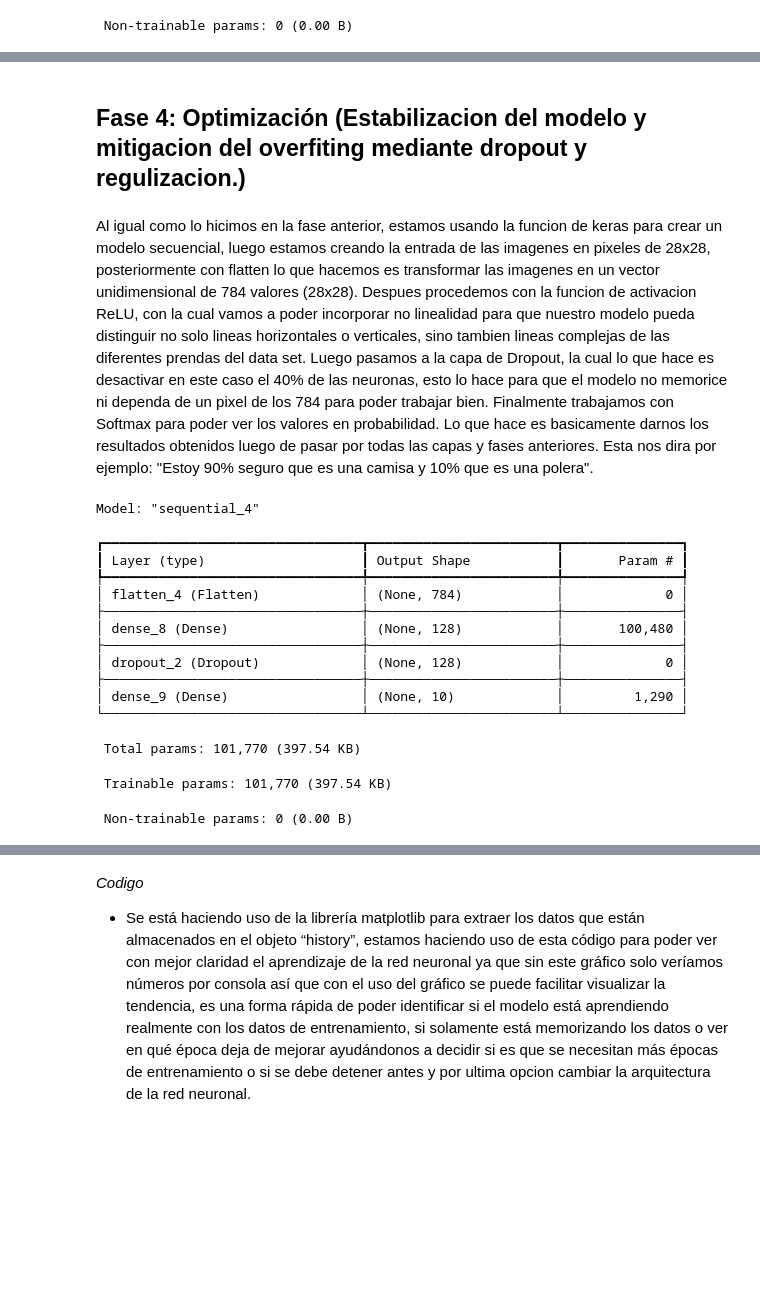
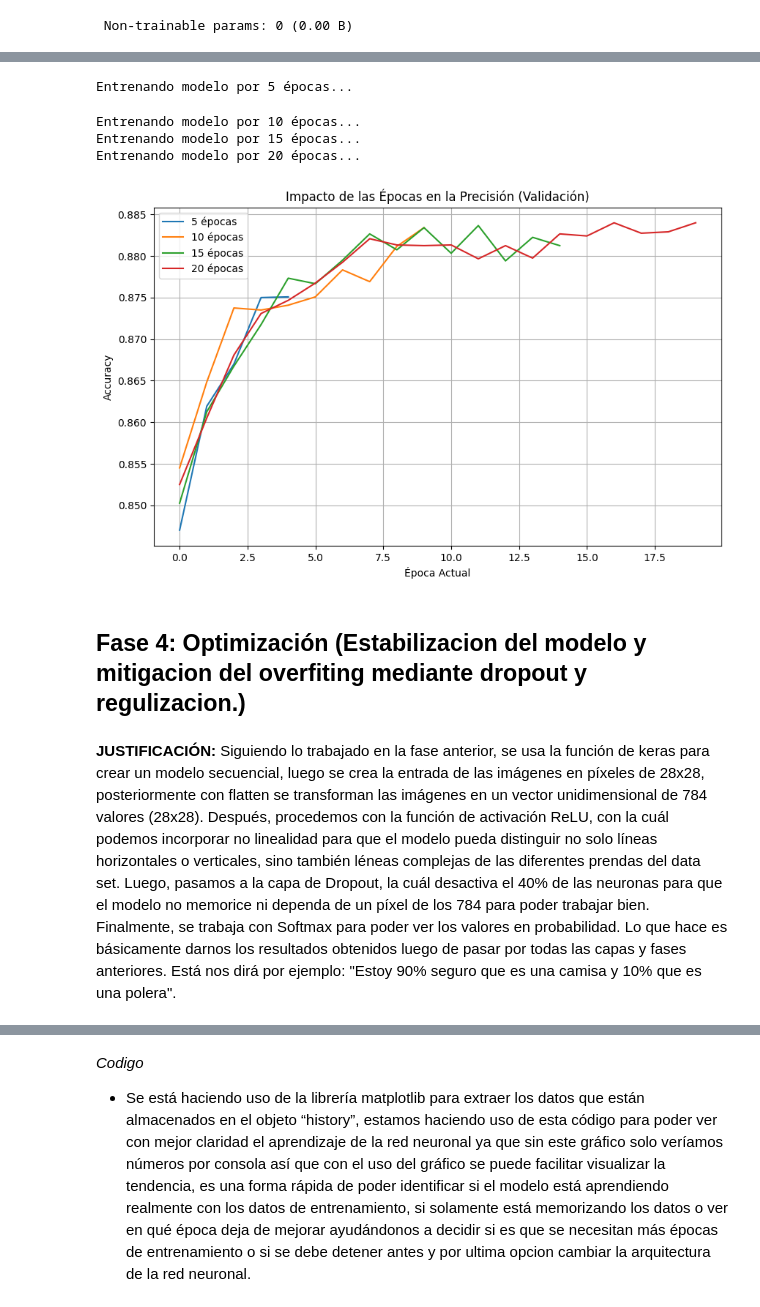
Before and after one commit to konishogu/DeepLearning, a Jupyter notebook: EVALUACION_1.ipynb, the cells around one changed output, grey strips where cells are left out. Saved outputs shown, nothing was run; the diff lists cells and outputs as text; code cells hidden in the pictures; blank space fills up the shorter version.

```diff
--- a/EVALUACION_1.ipynb
+++ b/EVALUACION_1.ipynb
@@ -486,3 +596,54 @@ plt.show()
+# %%
+# Definimos las variantes de épocas que queremos probar
+epocas_a_probar = [5, 10, 15, 20]
+historiales_epocas = {}
+
+for e in epocas_a_probar:
+    print(f"Entrenando modelo por {e} épocas...")
+
+    # Re-creamos el modelo en cada iteración para que empiece de cero
+    model = keras.models.Sequential([
+        keras.layers.Flatten(input_shape=[28,28]),
+        keras.layers.Dense(128, activation='relu'),
+        keras.layers.Dense(10, activation='softmax')
+    ])
+
+    model.compile(
+        optimizer=keras.optimizers.Adam(learning_rate=0.001),
+        loss='sparse_categorical_crossentropy',
+        metrics=['accuracy']
+    )
+
+    # Entrenamos con la cantidad de épocas actual (e)
+    history = model.fit(
+        X_train_full, y_train_full,
+        epochs=e,
+        batch_size=32,
+        validation_split=0.2,
+        verbose=0
+    )
+
+    # Guardamos el historial para graficar
+    historiales_epocas[e] = history
+
+# --- GRÁFICO COMPARATIVO ---
+plt.figure(figsize=(10, 6))
+
+for e, hist in historiales_epocas.items():
+    plt.plot(hist.history['val_accuracy'], label=f'{e} épocas')
+
+plt.title('Impacto de las Épocas en la Precisión (Validación)')
+plt.xlabel('Época Actual')
+plt.ylabel('Accuracy')
+plt.legend()
+plt.grid(True)
+plt.show()
+# %% [output]
+Entrenando modelo por 5 épocas...
+Entrenando modelo por 10 épocas...
+Entrenando modelo por 15 épocas...
+Entrenando modelo por 20 épocas...
+[figure, added]
 # %% [markdown]
 ## **Fase 4: Optimización** (Estabilizacion del modelo y mitigacion del overfiting mediante dropout y regulizacion.)
 # %%
@@ -508,22 +666,4 @@ model = keras.models.Sequential([
     keras.layers.Dense(10, activation='softmax')
 ])
 # %% [markdown]
-Al igual como lo hicimos en la fase anterior, estamos usando la funcion de keras para crear un modelo secuencial, luego estamos creando la entrada de las imagenes en pixeles de 28x28, posteriormente con flatten lo que hacemos es transformar las imagenes en un vector unidimensional de 784 valores (28x28). Despues procedemos con la funcion de activacion ReLU, con la cual vamos a poder incorporar no linealidad para que nuestro modelo pueda distinguir no solo lineas horizontales o verticales, sino tambien lineas complejas de las diferentes prendas del data set. Luego pasamos a la capa de Dropout, la cual lo que hace es desactivar en este caso el 40% de las neuronas, esto lo hace para que el modelo no memorice ni dependa de un pixel de los 784 para poder trabajar bien. Finalmente trabajamos con Softmax para poder ver los valores en probabilidad. Lo que hace es basicamente darnos los resultados obtenidos luego de pasar por todas las capas y fases anteriores. Esta nos dira por ejemplo: "Estoy 90% seguro que es una camisa y 10% que es una polera".
+**JUSTIFICACIÓN:** Siguiendo lo trabajado en la fase anterior, se usa la función de keras para crear un modelo secuencial, luego se crea la entrada de las imágenes en píxeles de 28x28, posteriormente con flatten se transforman las imágenes en un vector unidimensional de 784 valores (28x28). Después, procedemos con la función de activación ReLU, con la cuál podemos incorporar no linealidad para que el modelo pueda distinguir no solo líneas horizontales o verticales, sino también léneas complejas de las diferentes prendas del data set. Luego, pasamos a la capa de Dropout, la cuál desactiva el 40% de las neuronas para que el modelo no memorice ni dependa de un píxel de los 784 para poder trabajar bien. Finalmente, se trabaja con Softmax para poder ver los valores en probabilidad. Lo que hace es básicamente darnos los resultados obtenidos luego de pasar por todas las capas y fases anteriores. Está nos dirá por ejemplo: "Estoy 90% seguro que es una camisa y 10% que es una polera".
-# %%
-model.summary()
-# %% [output]
-Model: "sequential_4"
-┏━━━━━━━━━━━━━━━━━━━━━━━━━━━━━━━━━┳━━━━━━━━━━━━━━━━━━━━━━━━┳━━━━━━━━━━━━━━━┓
-┃ Layer (type)                    ┃ Output Shape           ┃       Param # ┃
-┡━━━━━━━━━━━━━━━━━━━━━━━━━━━━━━━━━╇━━━━━━━━━━━━━━━━━━━━━━━━╇━━━━━━━━━━━━━━━┩
-│ flatten_4 (Flatten)             │ (None, 784)            │             0 │
-├─────────────────────────────────┼────────────────────────┼───────────────┤
-│ dense_8 (Dense)                 │ (None, 128)            │       100,480 │
-├─────────────────────────────────┼────────────────────────┼───────────────┤
-│ dropout_2 (Dropout)             │ (None, 128)            │             0 │
-├─────────────────────────────────┼────────────────────────┼───────────────┤
-│ dense_9 (Dense)                 │ (None, 10)             │         1,290 │
-└─────────────────────────────────┴────────────────────────┴───────────────┘
- Total params: 101,770 (397.54 KB)
- Trainable params: 101,770 (397.54 KB)
- Non-trainable params: 0 (0.00 B)
```
Also changed, not shown: parts of 35 cells of this notebook.
